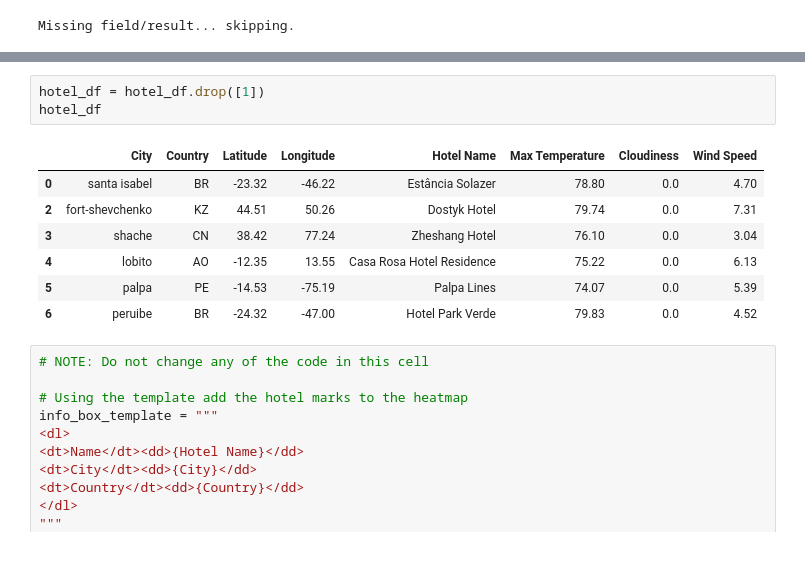
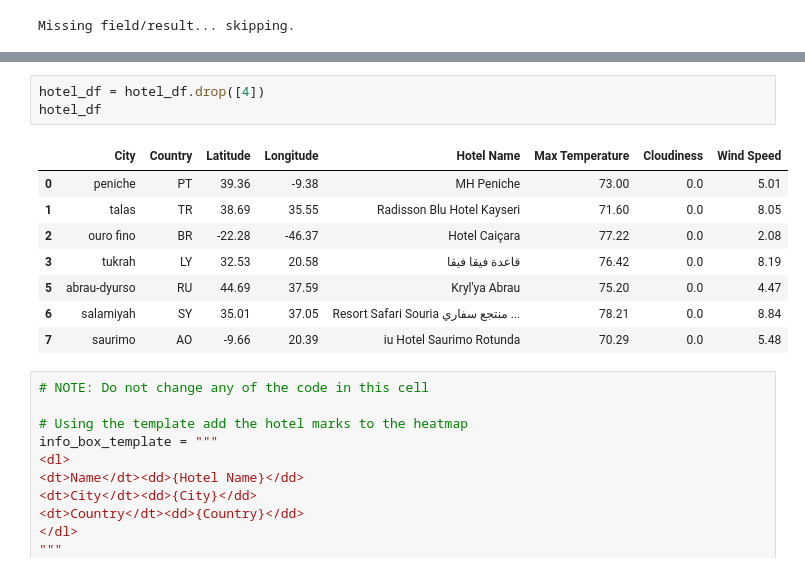
Before and after one commit to armywalrus/Global-Weather_Model-APIs-Python, a Jupyter notebook: VacationPy/VacationPy.ipynb, the cells around one changed output, grey strips where cells are left out. Drawn from its saved outputs; the diff is of its cells as text.

```diff
--- a/VacationPy/VacationPy.ipynb
+++ b/VacationPy/VacationPy.ipynb
@@ -161,14 +165,15 @@ hotel_df
 # %%
-hotel_df = hotel_df.drop([1])
+hotel_df = hotel_df.drop([4])
 hotel_df
 # %% [output]
 |  | City | Country | Latitude | Longitude | Hotel Name | Max Temperature | Cloudiness | Wind Speed |
-| 0 | santa isabel | BR | -23.32 | -46.22 | Estância Solazer | 78.80 | 0.0 | 4.70 |
-| 2 | fort-shevchenko | KZ | 44.51 | 50.26 | Dostyk Hotel | 79.74 | 0.0 | 7.31 |
-| 3 | shache | CN | 38.42 | 77.24 | Zheshang Hotel | 76.10 | 0.0 | 3.04 |
-| 4 | lobito | AO | -12.35 | 13.55 | Casa Rosa Hotel Residence | 75.22 | 0.0 | 6.13 |
-| 5 | palpa | PE | -14.53 | -75.19 | Palpa Lines | 74.07 | 0.0 | 5.39 |
-| 6 | peruibe | BR | -24.32 | -47.00 | Hotel Park Verde | 79.83 | 0.0 | 4.52 |
+| 0 | peniche | PT | 39.36 | -9.38 | MH Peniche | 73.00 | 0.0 | 5.01 |
+| 1 | talas | TR | 38.69 | 35.55 | Radisson Blu Hotel Kayseri | 71.60 | 0.0 | 8.05 |
+| 2 | ouro fino | BR | -22.28 | -46.37 | Hotel Caiçara | 77.22 | 0.0 | 2.08 |
+| 3 | tukrah | LY | 32.53 | 20.58 | قاعدة فيقا فيقا | 76.42 | 0.0 | 8.19 |
+| 5 | abrau-dyurso | RU | 44.69 | 37.59 | Kryl'ya Abrau | 75.20 | 0.0 | 4.47 |
+| 6 | salamiyah | SY | 35.01 | 37.05 | Resort Safari Souria منتجع سفاري ... | 78.21 | 0.0 | 8.84 |
+| 7 | saurimo | AO | -9.66 | 20.39 | iu Hotel Saurimo Rotunda | 70.29 | 0.0 | 5.48 |
 # %%
 # NOTE: Do not change any of the code in this cell
 
```
Also changed, not shown: parts of 9 cells of this notebook, 16 other files.
